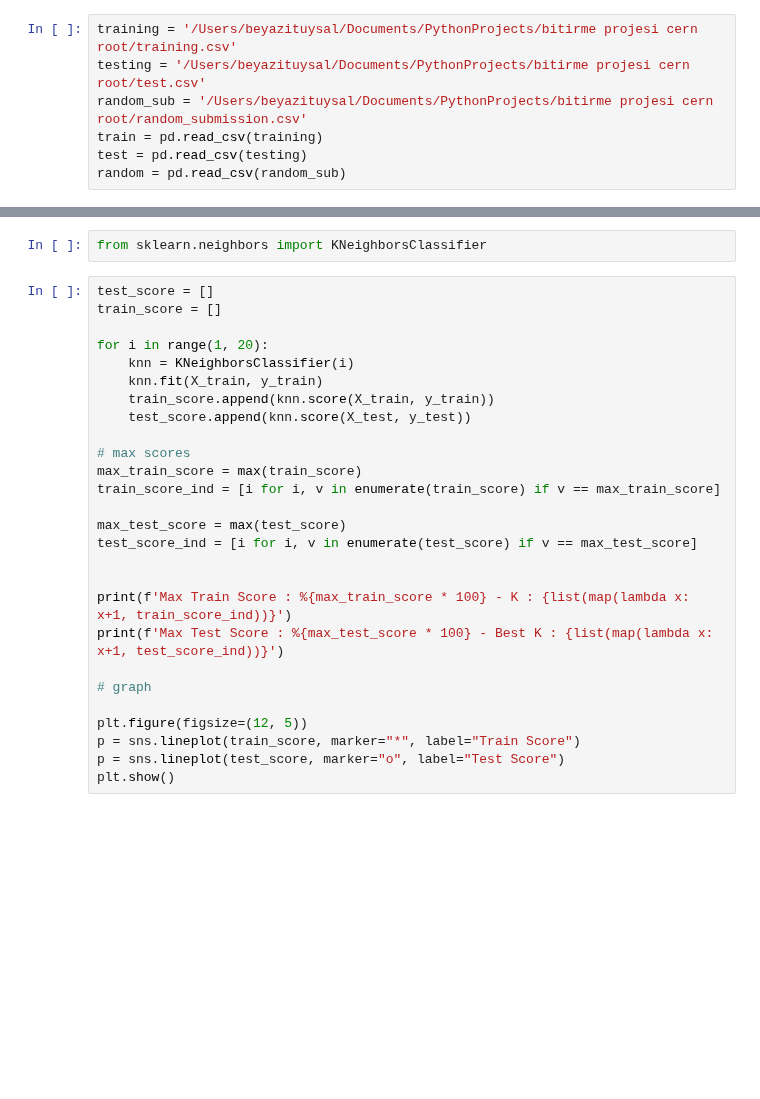
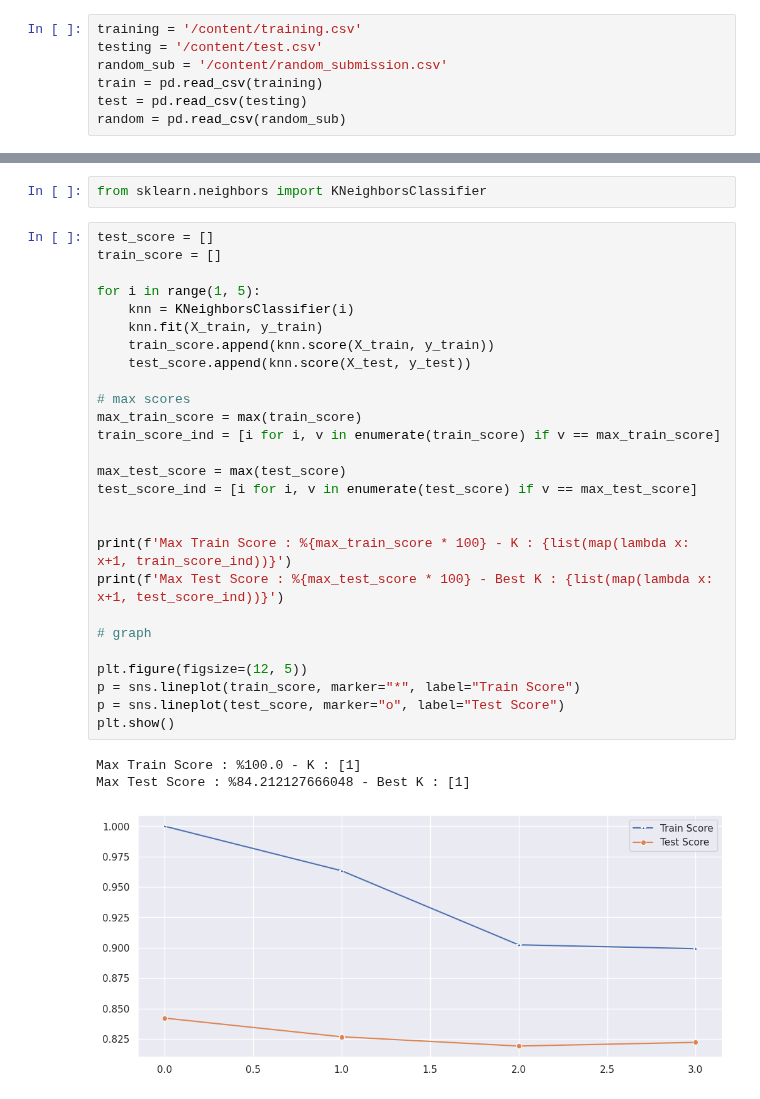
Before and after one commit to masanbasa3k/Machine_Learning, a Jupyter notebook: roc_curve.ipynb, the cells around one changed output, grey strips where cells are left out. Drawn from its saved outputs; the diff is of its cells as text; blank space fills up the shorter version.

```diff
--- a/roc_curve.ipynb
+++ b/roc_curve.ipynb
@@ -21,7 +19,7 @@ warnings.filterwarnings('ignore')
 # %%
-training = '/Users/beyazituysal/Documents/PythonProjects/bitirme projesi cern root/training.csv'
-testing = '/Users/beyazituysal/Documents/PythonProjects/bitirme projesi cern root/test.csv'
-random_sub = '/Users/beyazituysal/Documents/PythonProjects/bitirme projesi cern root/random_submission.csv'
+training = '/content/training.csv'
+testing = '/content/test.csv'
+random_sub = '/content/random_submission.csv'
 train = pd.read_csv(training)
 test = pd.read_csv(testing)
 random = pd.read_csv(random_sub)
@@ -226,27 +213,31 @@ from sklearn.neighbors import KNeighborsClassifier
 # %%
 test_score = []
 train_score = []
 
-for i in range(1, 20):
+for i in range(1, 5):
     knn = KNeighborsClassifier(i)
     knn.fit(X_train, y_train)
     train_score.append(knn.score(X_train, y_train))
     test_score.append(knn.score(X_test, y_test))
 
 # max scores
 max_train_score = max(train_score)
 train_score_ind = [i for i, v in enumerate(train_score) if v == max_train_score]
 
 max_test_score = max(test_score)
 test_score_ind = [i for i, v in enumerate(test_score) if v == max_test_score]
 
 
 print(f'Max Train Score : %{max_train_score * 100} - K : {list(map(lambda x: x+1, train_score_ind))}')
 print(f'Max Test Score : %{max_test_score * 100} - Best K : {list(map(lambda x: x+1, test_score_ind))}')
 
 # graph
 
 plt.figure(figsize=(12, 5))
 p = sns.lineplot(train_score, marker="*", label="Train Score")
 p = sns.lineplot(test_score, marker="o", label="Test Score")
 plt.show()
+# %% [output]
+Max Train Score : %100.0 - K : [1]
+Max Test Score : %84.212127666048 - Best K : [1]
+[figure, added]
```
Also changed, not shown: parts of 31 cells of this notebook.
